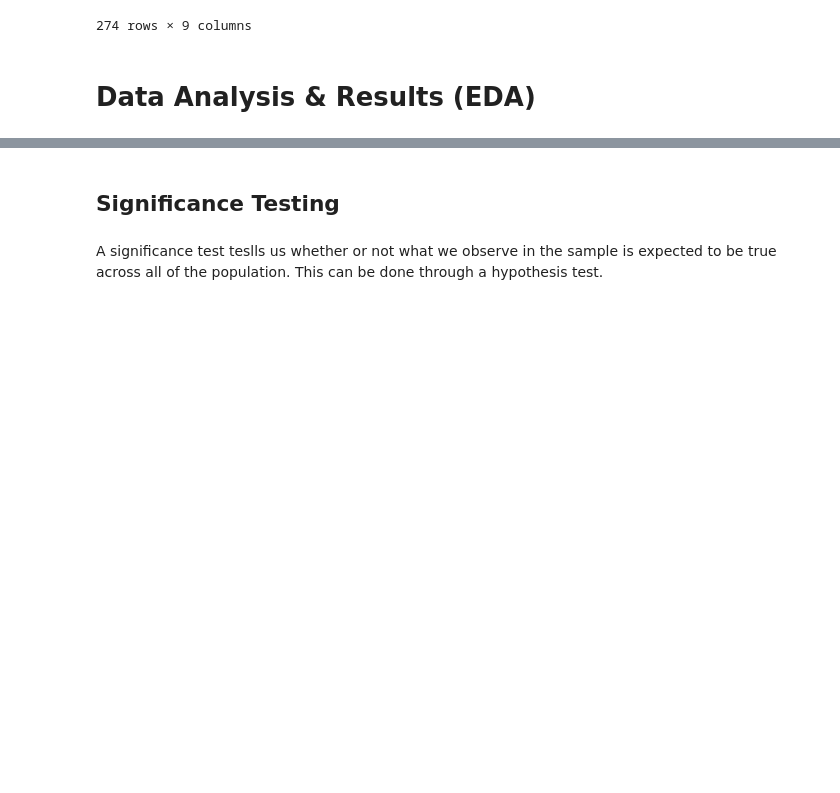
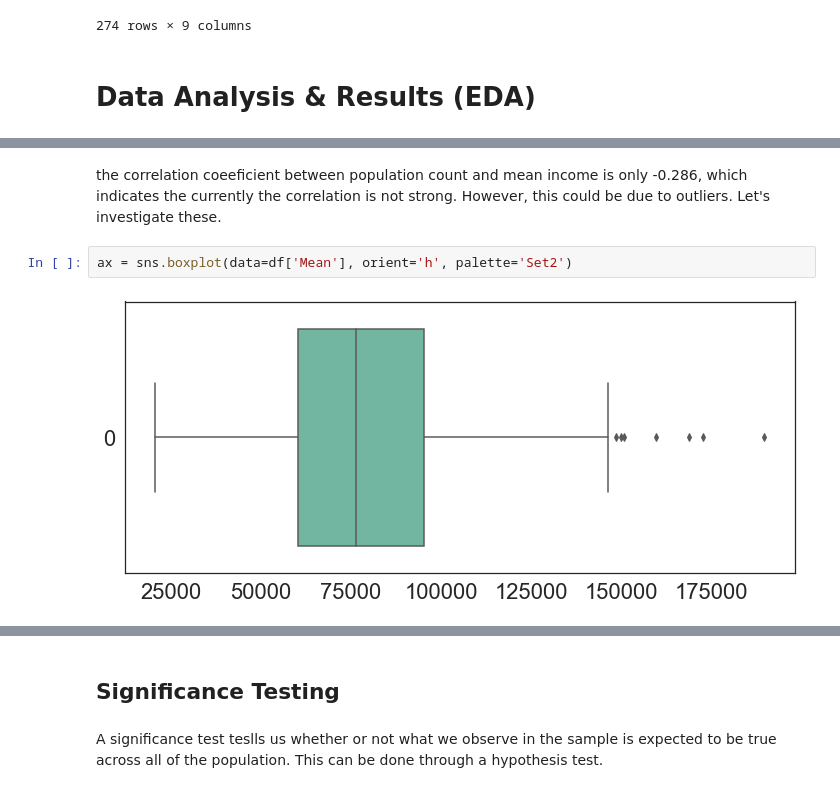
Before and after one commit to sim-anna/COGS108-Group_026-Wi23, a Jupyter notebook: EDACheckpointGroup_026-Wi23.ipynb, the cells around one changed output, grey strips where cells are left out. Drawn from its saved outputs; the diff is of its cells as text; blank space fills up the shorter version.

```diff
--- a/EDACheckpointGroup_026-Wi23.ipynb
+++ b/EDACheckpointGroup_026-Wi23.ipynb
@@ -276,0 +282,6 @@ plt.scatter(df['Mean'].values, df['Data_Value'].values)
+# %% [markdown]
+the correlation coeeficient between population count and mean income is only -0.286, which indicates the currently the correlation is not strong. However, this could be due to outliers. Let's investigate these.
+# %%
+ax = sns.boxplot(data=df['Mean'], orient='h', palette='Set2')
+# %% [output]
+[figure, added]
```
Also changed, not shown: parts of 22 cells of this notebook.
